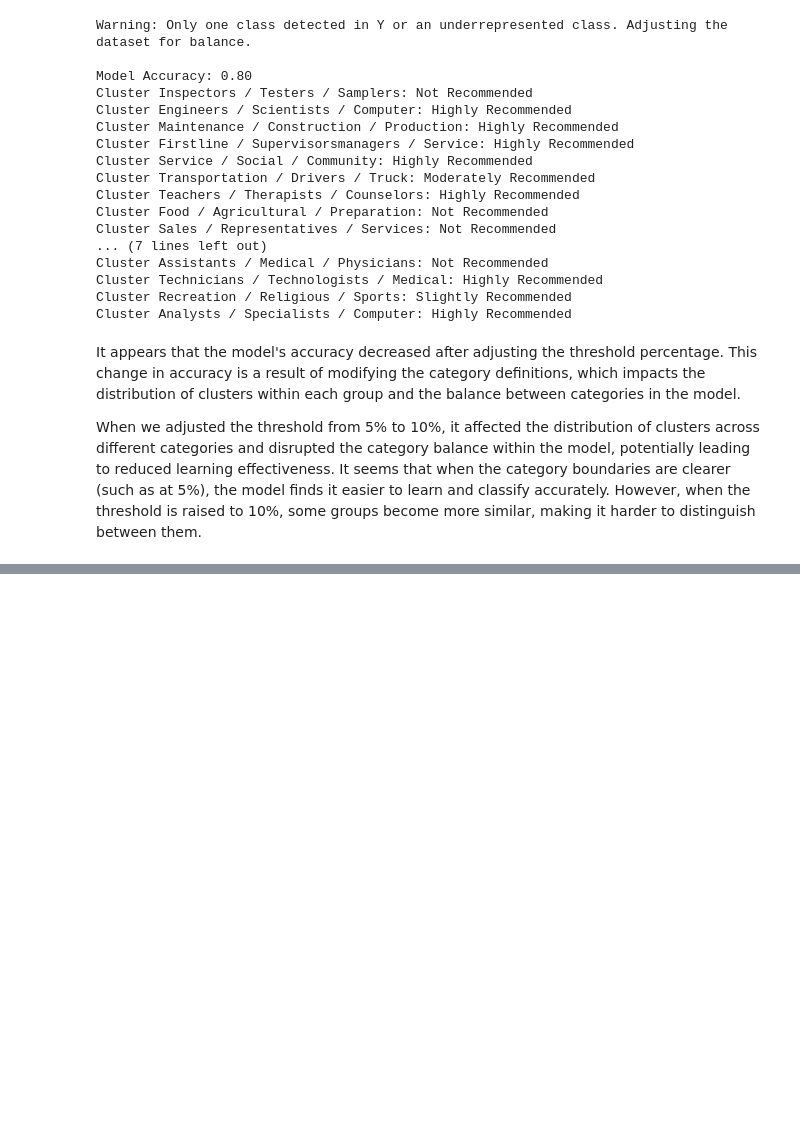
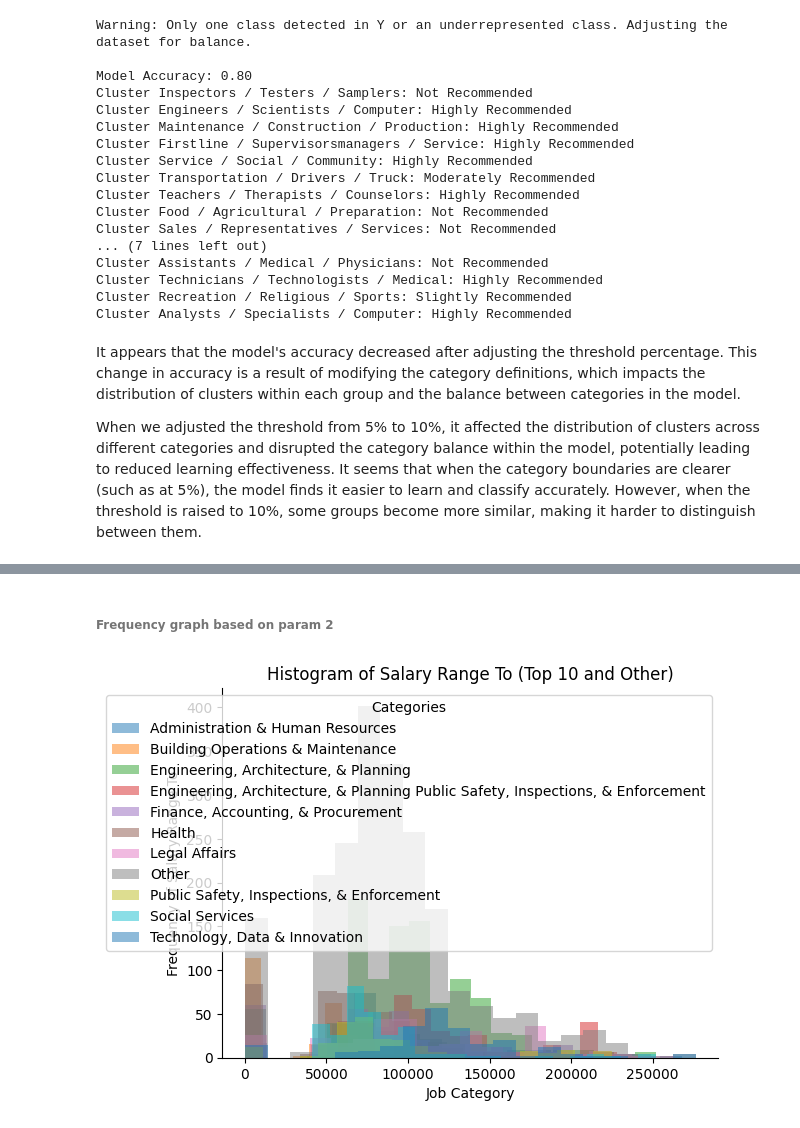
Before and after one commit to edenTamari/job-market-analysis-data-science-project, a Jupyter notebook: Data Science Project.ipynb, the cells around one changed output, grey strips where cells are left out. Saved outputs shown, nothing was run; the diff lists cells and outputs as text; code cells hidden in the pictures; blank space fills up the shorter version.

```diff
--- a/Data Science Project.ipynb
+++ b/Data Science Project.ipynb
@@ -1075,0 +1138,28 @@ When we adjusted the threshold from 5% to 10%, it affected the distribution of c
+# %% [markdown]
+###### Frequency graph based on param 2
+# %%
+second_param = 'Job Category'
+n_top = 10
+top_categories = df[second_param].value_counts().nlargest(n_top).index
+
+# Create a new column grouping by top categories and "Other"
+df['grouped_var'] = df[second_param].where(df[second_param].isin(top_categories), 'Other')
+
+# Plot histogram for each group
+for label, group in df.groupby('grouped_var'):
+    group[param_to_check].plot(
+        kind='hist',
+        bins=20,
+        alpha=0.5,
+        label=str(label)
+    )
+
+# Customize the plot
+plt.gca().spines[['top', 'right']].set_visible(False)
+plt.title(f"Histogram of {param_to_check} (Top {n_top} and Other)")
+plt.xlabel(second_param)
+plt.ylabel(f"Frequency of {param_to_check}")
+plt.legend(title="Categories")
+plt.show()
+# %% [output]
+[figure, added]
```
Also changed, not shown: parts of 106 cells of this notebook, 23 other files.
